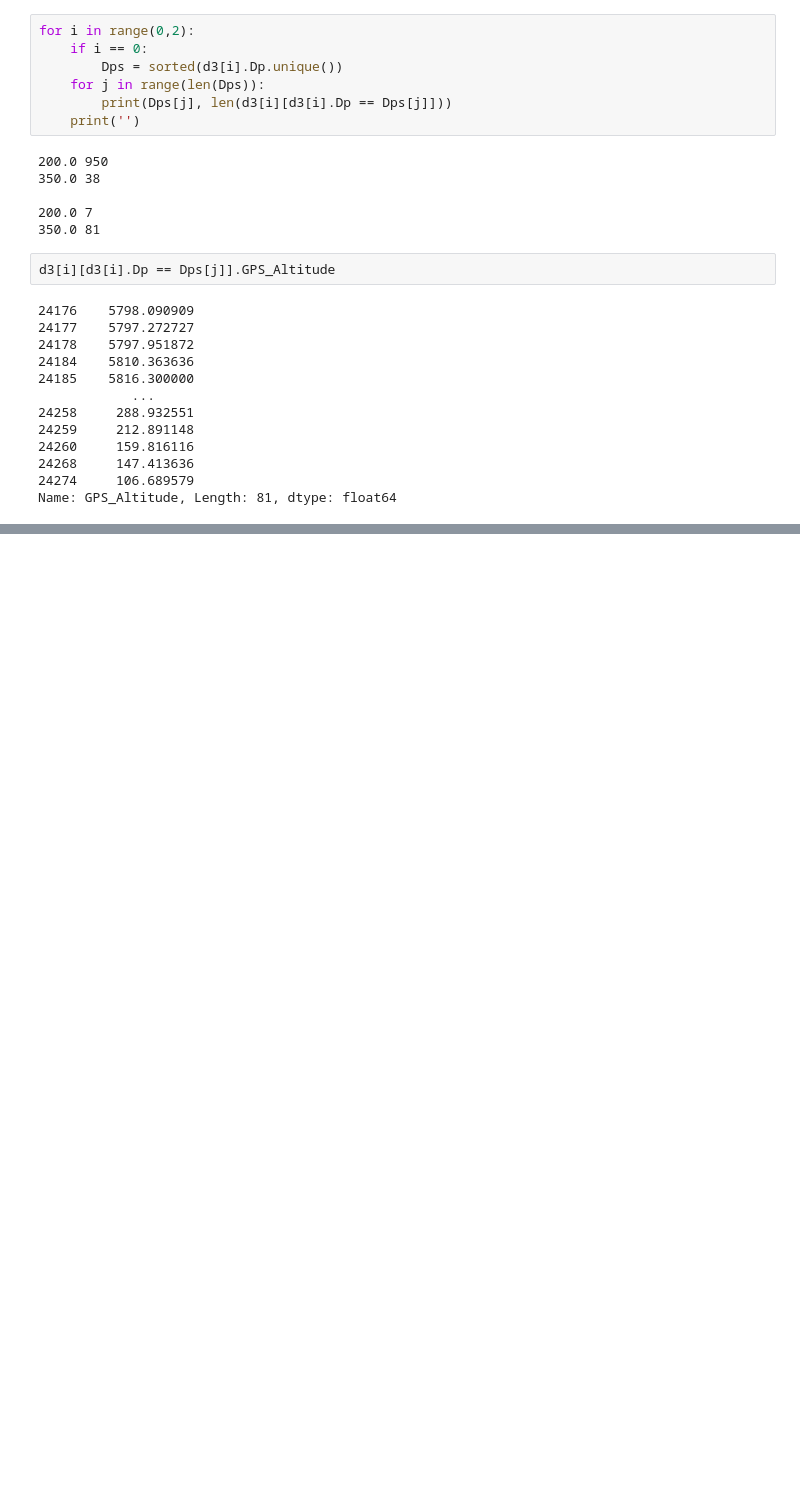
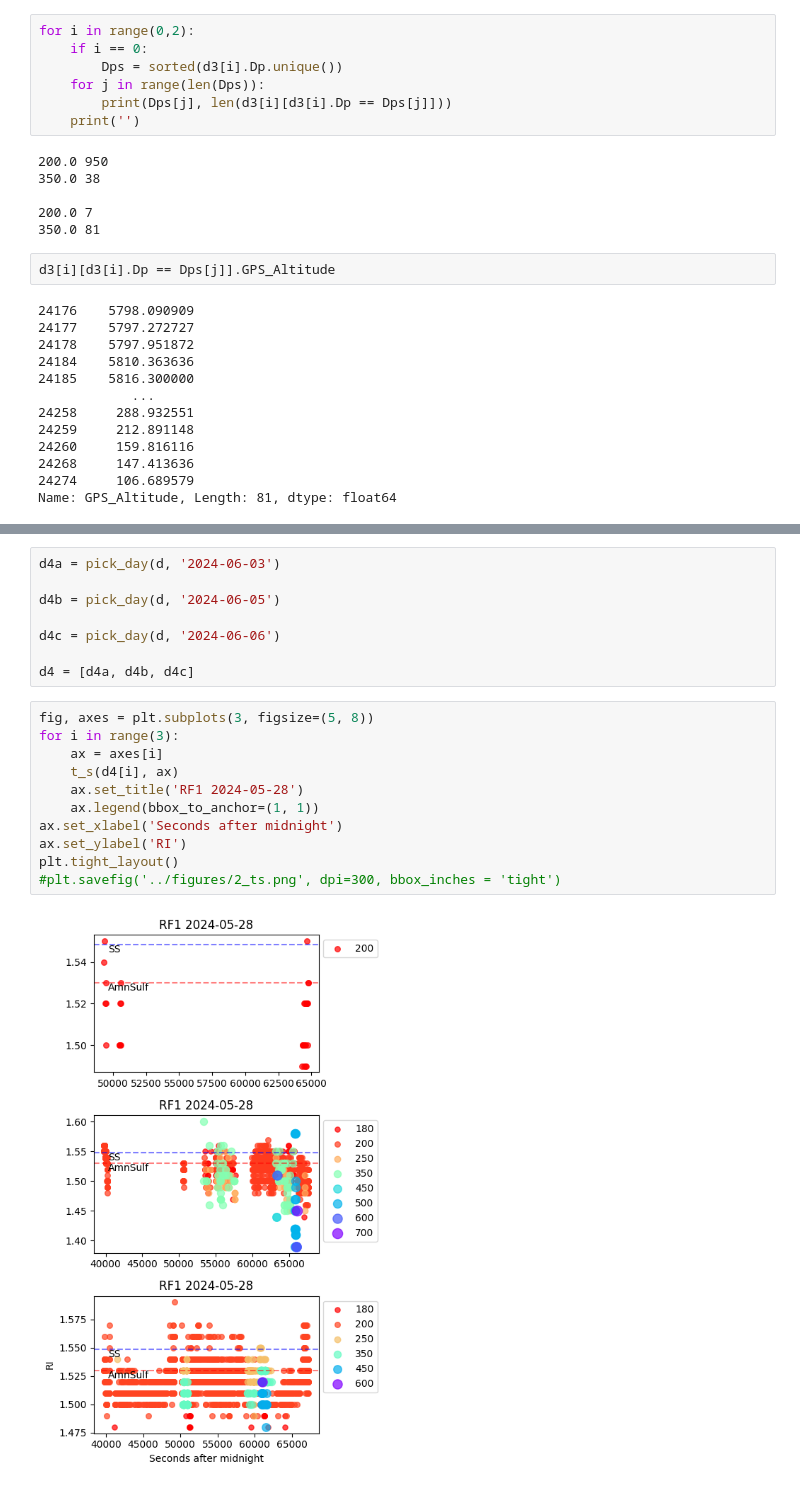
Before and after one commit to csoloff/ARCSIX_DASH_RI, a Jupyter notebook: scripts/02_cases.ipynb, the cells around one changed output, grey strips where cells are left out. Saved outputs shown, nothing was run; the diff lists cells and outputs as text; blank space fills up the shorter version.

```diff
--- a/scripts/02_cases.ipynb
+++ b/scripts/02_cases.ipynb
@@ -277,0 +351,21 @@ plt.savefig('../figures/3_alt.png', dpi=300, bbox_inches = 'tight')
+# %%
+d4a = pick_day(d, '2024-06-03')
+
+d4b = pick_day(d, '2024-06-05')
+
+d4c = pick_day(d, '2024-06-06')
+
+d4 = [d4a, d4b, d4c]
+# %%
+fig, axes = plt.subplots(3, figsize=(5, 8))
+for i in range(3):
+    ax = axes[i]
+    t_s(d4[i], ax)
+    ax.set_title('RF1 2024-05-28')
+    ax.legend(bbox_to_anchor=(1, 1))
+ax.set_xlabel('Seconds after midnight')
+ax.set_ylabel('RI')
+plt.tight_layout()
+#plt.savefig('../figures/2_ts.png', dpi=300, bbox_inches = 'tight')
+# %% [output]
+[figure, added]
```
Also changed, not shown: parts of 6 cells of this notebook.
